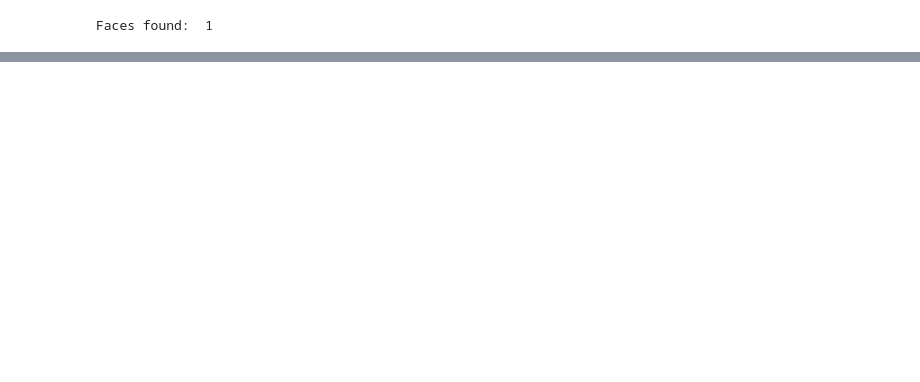
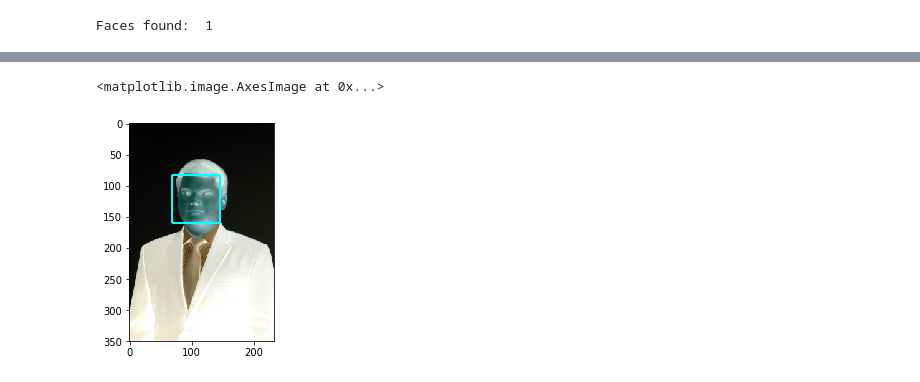
Before and after one commit to KTune/Detection_Project, a Jupyter notebook: Faces.ipynb, the cells around one changed output, grey strips where cells are left out. Drawn from its saved outputs; the diff is of its cells as text; code cells hidden in the pictures; blank space fills up the shorter version.

```diff
--- a/Faces.ipynb
+++ b/Faces.ipynb
@@ -40,0 +48,6 @@ plt.imshow(convertToRGB(test1))
+# %%
+test2 = cv2.bitwise_not(test1)
+plt.imshow(convertToRGB(test2))
+# %% [output]
+<matplotlib.image.AxesImage at 0x...>
+[figure, added]
```
Also changed, not shown: parts of 13 cells of this notebook.
